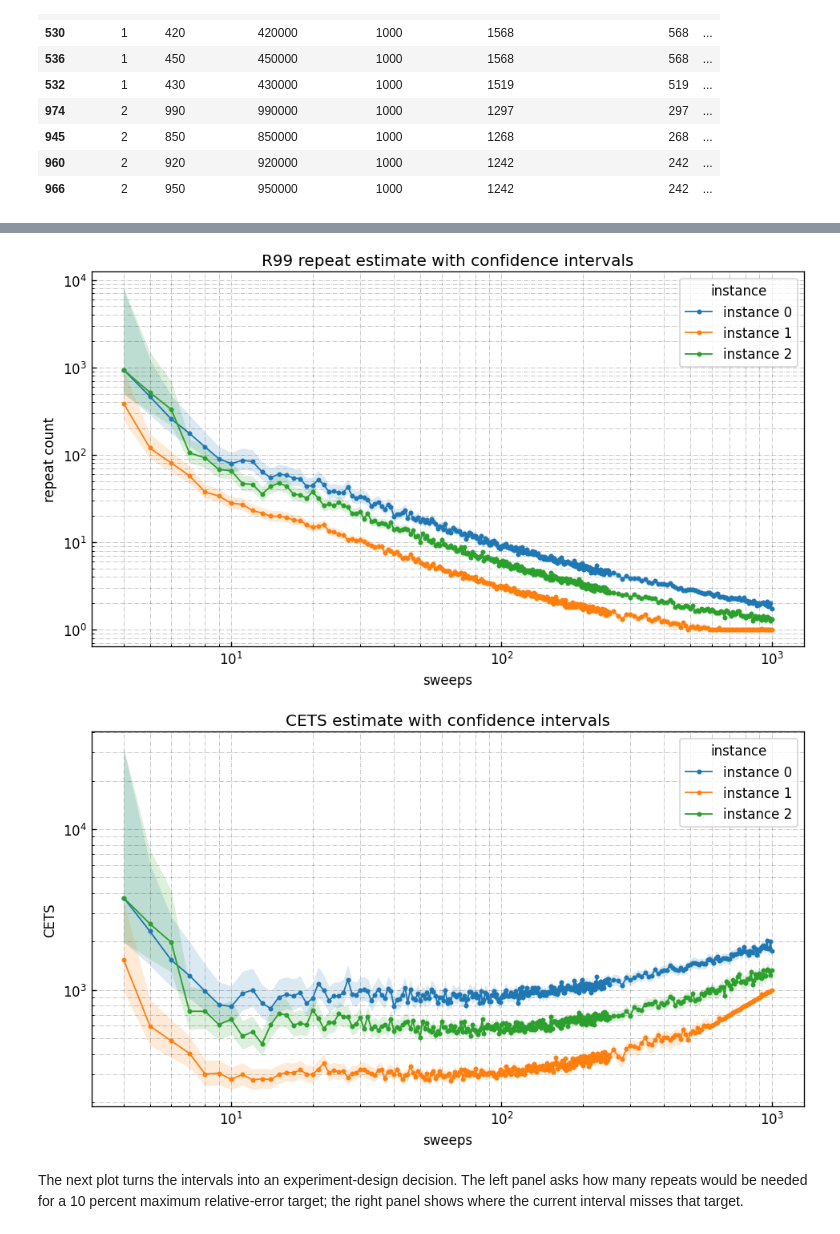
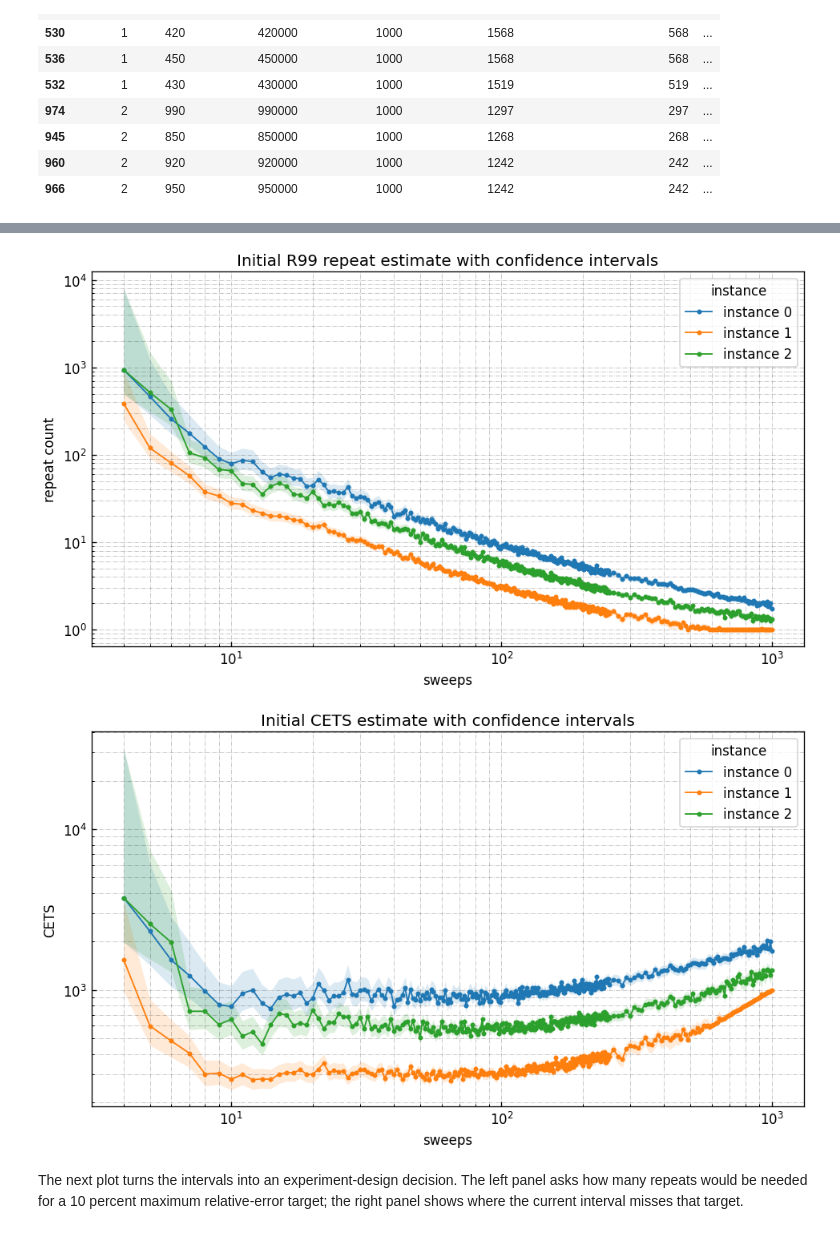
Before and after one commit to usra-riacs/stochastic-benchmark, a Jupyter notebook: examples/Simulated_Annealing/reliability_analysis.ipynb, the cells around one changed output, grey strips where cells are left out. Cells and saved outputs as stored; diff of their text form; code cells hidden in the pictures.

```diff
--- a/examples/Simulated_Annealing/reliability_analysis.ipynb
+++ b/examples/Simulated_Annealing/reliability_analysis.ipynb
@@ -109,24 +129,27 @@ from reliability_analysis import (
     select_reliability_diagnostics,
 )
 
+
+def make_benchmark():
+    return SB.stochastic_benchmark(
+        parameter_names=["sweeps"],
+        here=str(example_dir),
+        instance_cols=["instance"],
+        response_key="energy",
+        response_dir=-1,
+        recover=False,
+        smooth=False,
+    )
+
+
 reliability_runs = attach_quality_thresholds(
     runs,
     instance_baselines,
     quality_target=quality_target,
 )
 
-benchmark = SB.stochastic_benchmark(
-    parameter_names=["sweeps"],
-    here=str(example_dir),
-    instance_cols=["instance"],
-    response_key="energy",
-    response_dir=-1,
-    recover=False,
-    smooth=False,
-)
-
 report = run_reliability_analysis(
-    benchmark,
+    make_benchmark(),
     reliability_runs,
     quality_target=quality_target,
     relative_error_threshold=0.10,
@@ -175,13 +198,13 @@ plot_report = (
 
 # Infinite upper intervals occur when no successes are observed. They are important
 # diagnostics, but they cannot be drawn on a finite log-scale plot.
-def _finite_interval_frame(metric, lower, upper):
+def _finite_interval_frame(frame, metric, lower, upper):
     columns = ["instance", "sweeps", metric, lower, upper]
-    return plot_report.dropna(subset=[metric, lower, upper]).loc[:, columns]
+    return frame.dropna(subset=[metric, lower, upper]).loc[:, columns]
 
 
-def _plot_metric_interval(metric, lower, upper, ylabel, title):
-    interval_frame = _finite_interval_frame(metric, lower, upper)
+def _plot_metric_interval(frame, metric, lower, upper, ylabel, title):
+    interval_frame = _finite_interval_frame(frame, metric, lower, upper)
     fig, ax = plt.subplots(figsize=(8, 4.6), constrained_layout=True)
     colors = plt.rcParams["axes.prop_cycle"].by_key()["color"]
 
@@ -207,37 +230,39 @@ def _plot_metric_interval(metric, lower, upper, ylabel, title):
             upper_bounds,
             color=color,
             alpha=0.16,
             linewidth=0,
         )
 
     ax.set_xscale("log")
     ax.set_yscale("log")
     ax.set_xlabel("sweeps")
     ax.set_ylabel(ylabel)
     ax.set_title(title)
     ax.grid(True, which="both", alpha=0.25)
     ax.legend(title="instance")
     return fig, ax
 
 
 r99_fig, r99_ax = _plot_metric_interval(
+    plot_report,
     "R99",
     "R99_ci_lower",
     "R99_ci_upper",
     "repeat count",
-    "R99 repeat estimate with confidence intervals",
+    "Initial R99 repeat estimate with confidence intervals",
 )
 cets_fig, cets_ax = _plot_metric_interval(
+    plot_report,
     "CETS",
     "CETS_ci_lower",
     "CETS_ci_upper",
     "CETS",
-    "CETS estimate with confidence intervals",
+    "Initial CETS estimate with confidence intervals",
 )
 plt.show()
 # %% [output]
-[figure, old version]
+[figure, new version]
-[figure, old version]
+[figure, new version]
 # %% [markdown]
 The next plot turns the intervals into an experiment-design decision. The left panel asks how many repeats would be needed for a 10 percent maximum relative-error target; the right panel shows where the current interval misses that target.
 # %%
```
Also changed, not shown: parts of 16 cells of this notebook, 5 other files.
